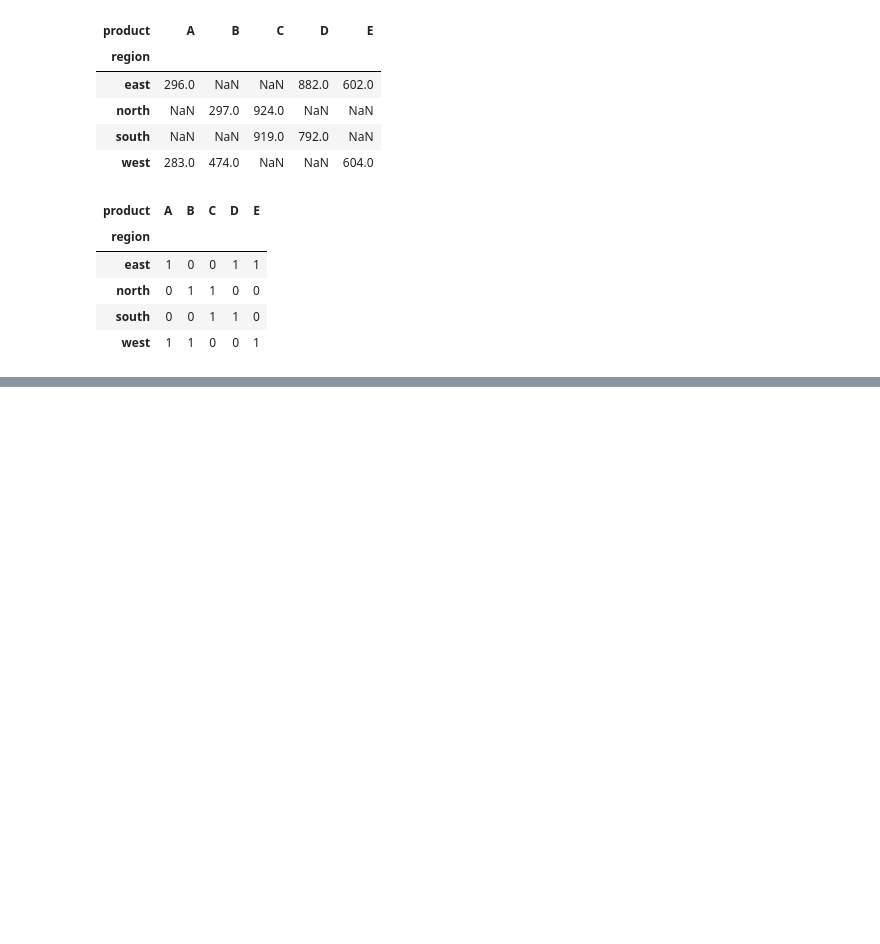
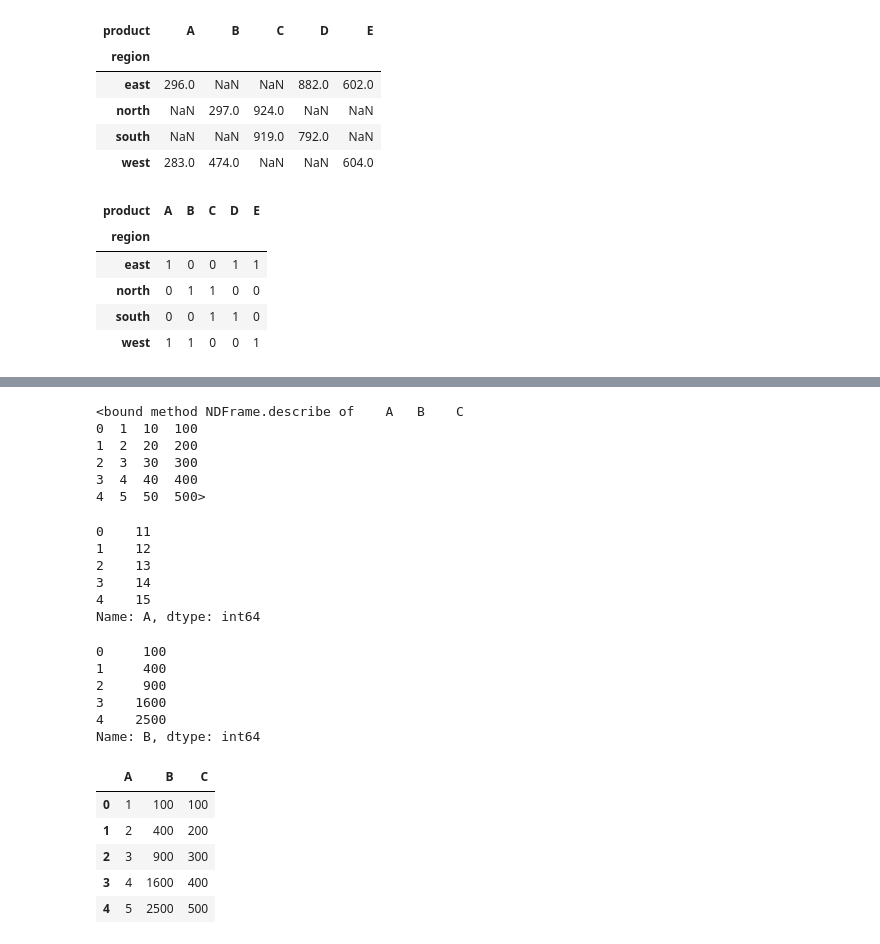
Before and after one commit to AyushSharma-17/dataanalysis_python_l1, a Jupyter notebook: copy_of_pandas_ex.ipynb, the cells around one changed output, grey strips where cells are left out. Drawn from its saved outputs; the diff is of its cells as text; code cells hidden in the pictures; blank space fills up the shorter version.

```diff
--- a/copy_of_pandas_ex.ipynb
+++ b/copy_of_pandas_ex.ipynb
@@ -575,0 +625,42 @@ pd.crosstab(df4['region'], df4['product'])
+# %%
+df.describe
+# %% [output]
+<bound method NDFrame.describe of    A   B    C
+0  1  10  100
+1  2  20  200
+2  3  30  300
+3  4  40  400
+4  5  50  500>
+# %%
+df['A']+10
+# %% [output]
+0    11
+1    12
+2    13
+3    14
+4    15
+Name: A, dtype: int64
+# %%
+def square(x):
+    return x**2
+# %%
+df['B'].apply(square)
+# %% [output]
+0     100
+1     400
+2     900
+3    1600
+4    2500
+Name: B, dtype: int64
+# %%
+#for permaent changes
+df['B']=df['B'].apply(square)
+# %%
+df
+# %% [output]
+|  | A | B | C |
+| 0 | 1 | 100 | 100 |
+| 1 | 2 | 400 | 200 |
+| 2 | 3 | 900 | 300 |
+| 3 | 4 | 1600 | 400 |
+| 4 | 5 | 2500 | 500 |
```
Also changed, not shown: parts of 8 cells of this notebook.
